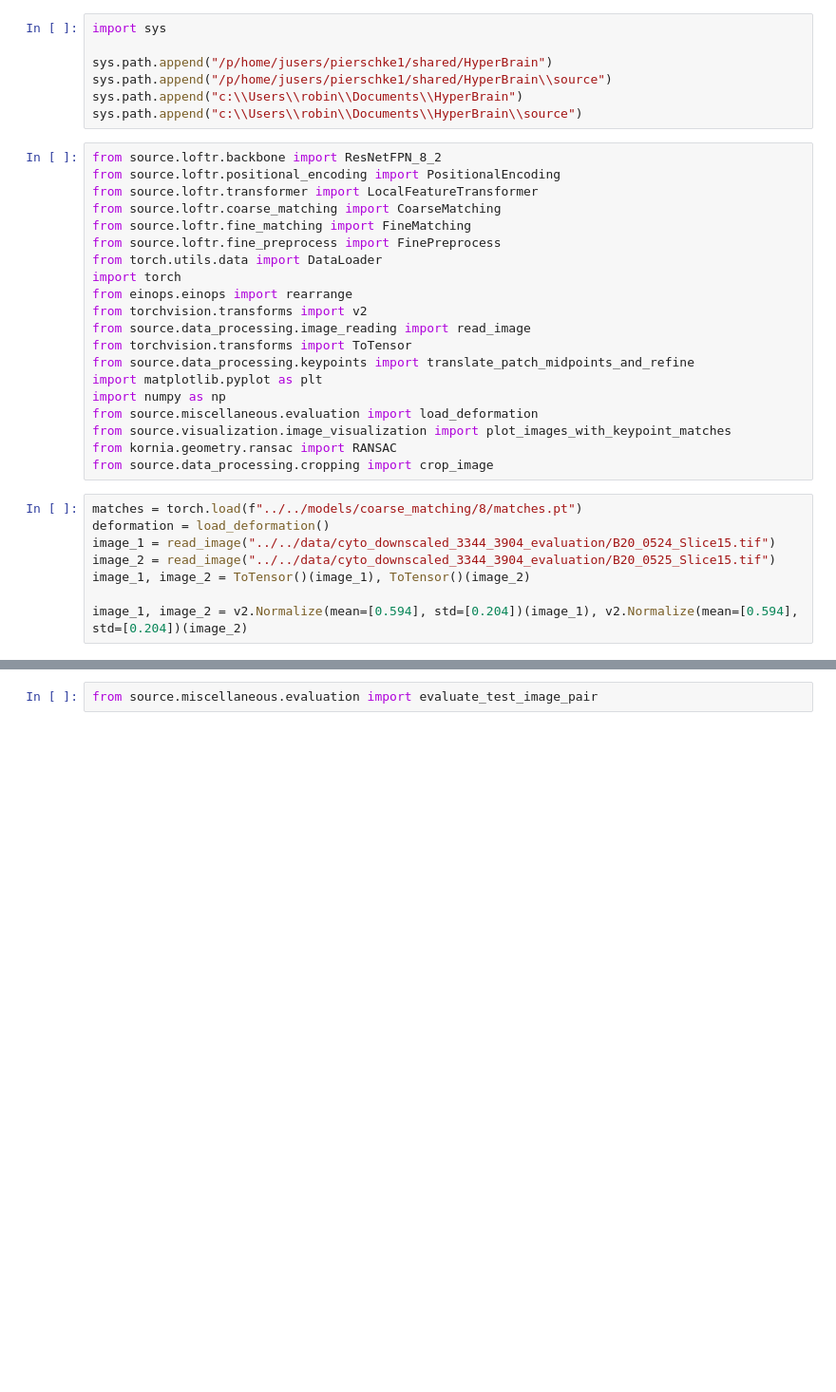
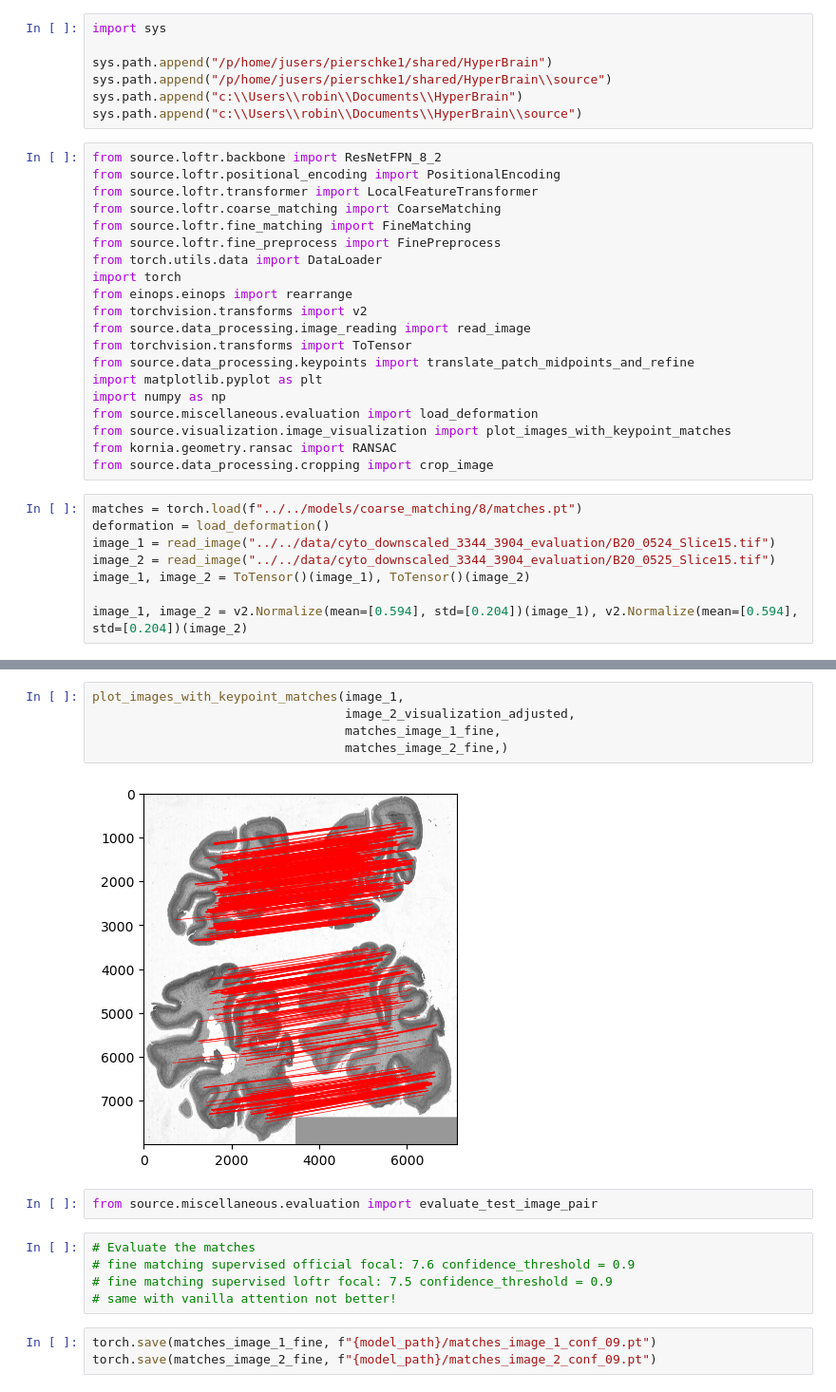
Before and after one commit to rorinr/HyperBrain, a Jupyter notebook: notebooks/evaluation/end_to_end_fine_step.ipynb, the cells around one changed output, grey strips where cells are left out. Shown at 95% size. Cells and saved outputs as stored; diff of their text form; blank space fills up the shorter version.

```diff
--- a/notebooks/evaluation/end_to_end_fine_step.ipynb
+++ b/notebooks/evaluation/end_to_end_fine_step.ipynb
@@ -245,5 +239,20 @@ TypeError: cat(): argument 'tensors' (position 1) must be tuple of Tensors, not
+# %%
+plot_images_with_keypoint_matches(image_1,
+                                  image_2_visualization_adjusted,
+                                  matches_image_1_fine,
+                                  matches_image_2_fine,)
+# %% [output]
+[figure, added]
 # %%
 from source.miscellaneous.evaluation import evaluate_test_image_pair
+# %%
+# Evaluate the matches
+# fine matching supervised official focal: 7.6 confidence_threshold = 0.9
+# fine matching supervised loftr focal: 7.5 confidence_threshold = 0.9
+# same with vanilla attention not better!
+# %%
+torch.save(matches_image_1_fine, f"{model_path}/matches_image_1_conf_09.pt")
+torch.save(matches_image_2_fine, f"{model_path}/matches_image_2_conf_09.pt")
 # %%
 (
     number_of_matches,
```
Also changed, not shown: parts of 15 cells of this notebook, 21 other files.
